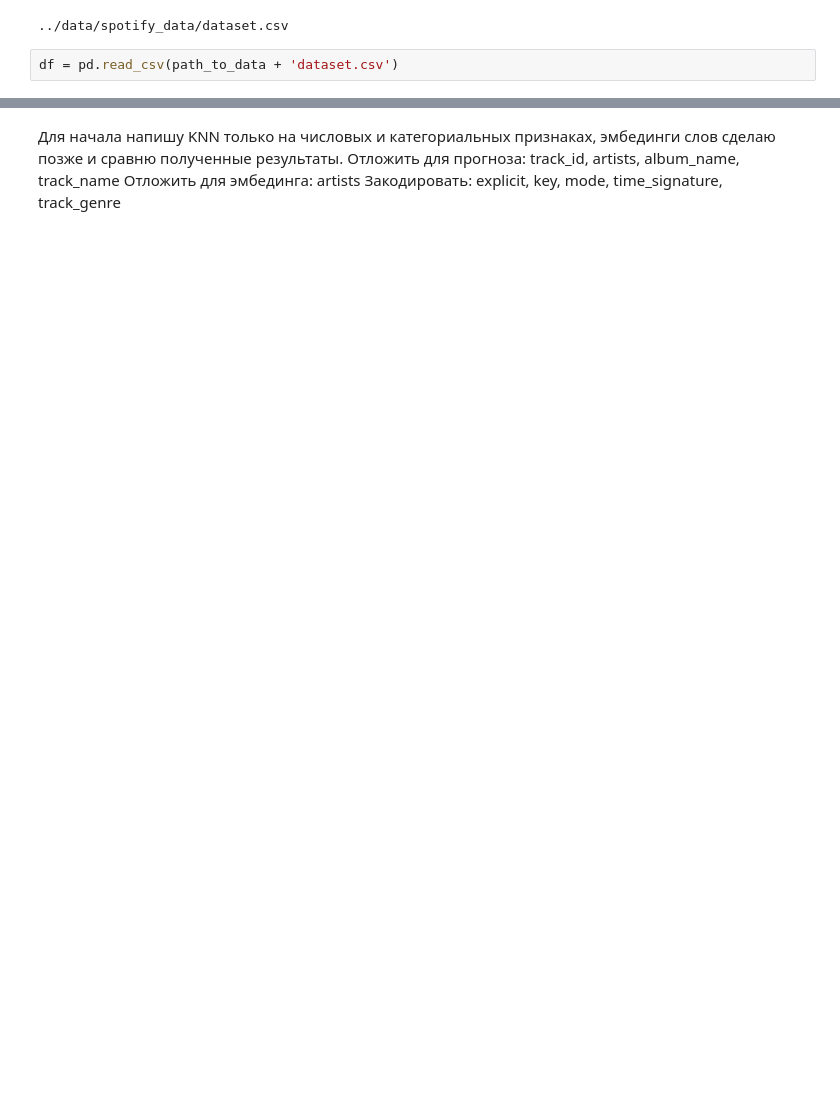
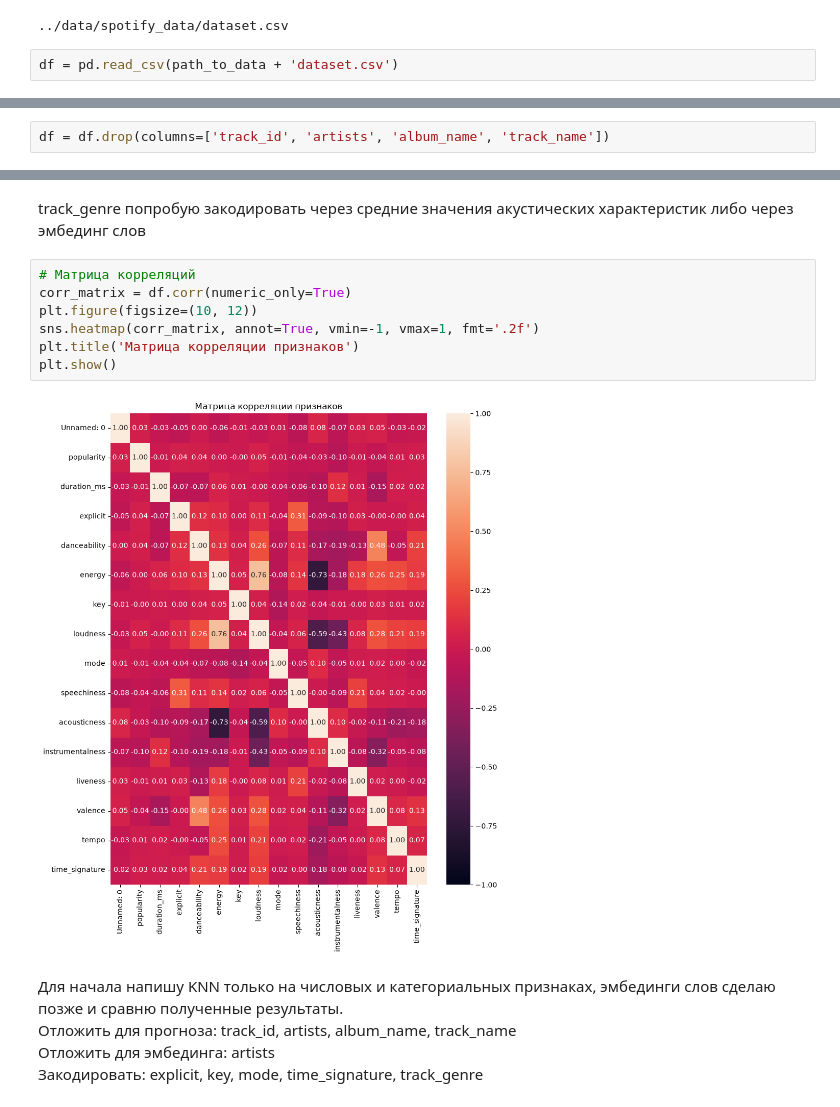
Before and after one commit to cardinaler/spotify-tracks-knn-recommender, a Jupyter notebook: notebooks/spotify_data_eda.ipynb, the cells around one changed output, grey strips where cells are left out. Drawn from its saved outputs; the diff is of its cells as text; blank space fills up the shorter version.

```diff
--- a/notebooks/spotify_data_eda.ipynb
+++ b/notebooks/spotify_data_eda.ipynb
@@ -44,0 +48,2 @@ df[['popularity', 'explicit', 'key', 'mode', 'time_signature', 'track_genre']].h
+# %%
+df = df.drop(columns=['track_id', 'artists', 'album_name', 'track_name'])
@@ -45,5 +73,16 @@ df[['popularity', 'explicit', 'key', 'mode', 'time_signature', 'track_genre']].h
+# %% [markdown]
+track_genre попробую закодировать через средние значения акустических характеристик либо через эмбединг слов
+# %%
+# Матрица корреляций
+corr_matrix = df.corr(numeric_only=True)
+plt.figure(figsize=(10, 12))
+sns.heatmap(corr_matrix, annot=True, vmin=-1, vmax=1, fmt='.2f')
+plt.title('Матрица корреляции признаков')
+plt.show()
+# %% [output]
+[figure, added]
 # %% [markdown]
-Для начала напишу KNN только на числовых и категориальных признаках, эмбединги слов сделаю позже и сравню полученные результаты.
-Отложить для прогноза: track_id, artists, album_name, track_name
-Отложить для эмбединга: artists
+Для начала напишу KNN только на числовых и категориальных признаках, эмбединги слов сделаю позже и сравню полученные результаты.\
+Отложить для прогноза: track_id, artists, album_name, track_name \
+Отложить для эмбединга: artists  \
 Закодировать: explicit, key, mode, time_signature, track_genre
```
Also changed, not shown: parts of 7 cells of this notebook, 1 other file.
